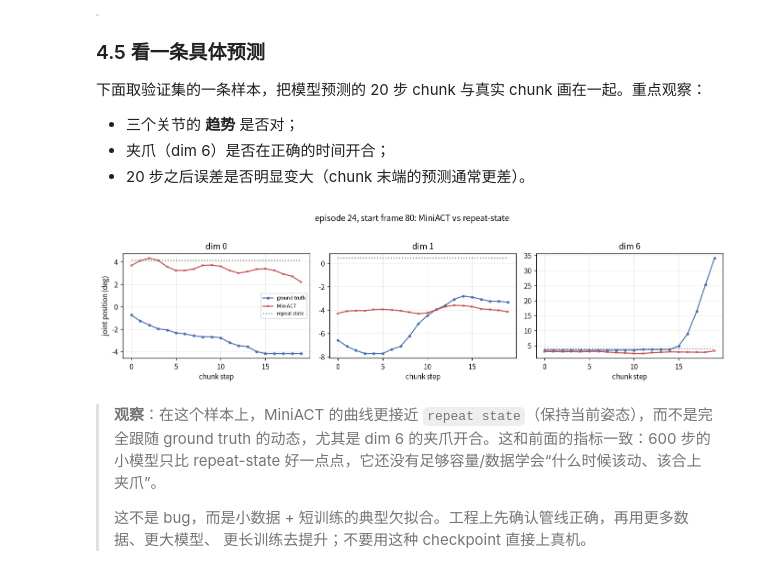
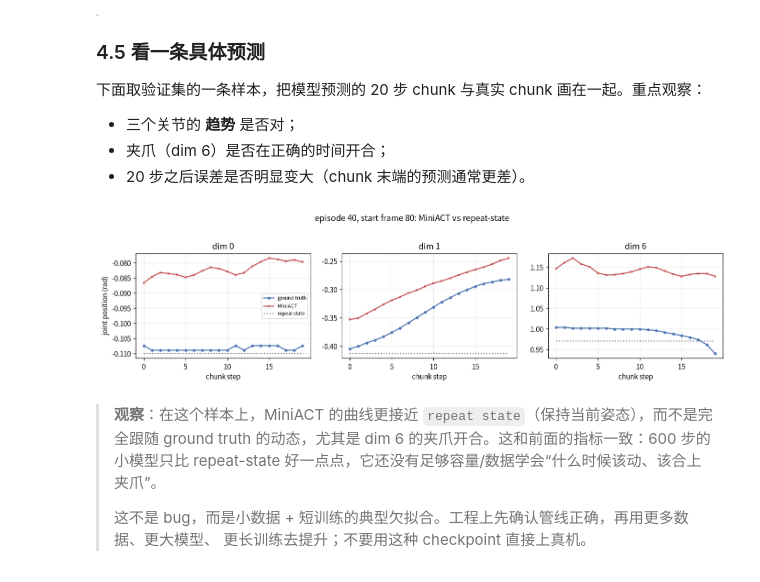
Before and after one commit to khonor/ACTLearning, a Jupyter notebook: notebooks/ACT_tutorial.ipynb, the cells around one changed output. Cells and saved outputs as stored; diff of their text form; code cells hidden in the pictures.

```diff
--- a/notebooks/ACT_tutorial.ipynb
+++ b/notebooks/ACT_tutorial.ipynb
@@ -886,0 +732,34 @@ saved /data/home/yuntao/MyProject/4_ACTLearning/ACTLearning/outputs/mini_act/mod
+# %%
+CACHE_PATH = CACHE_DIR / "mini_top_64.pt"
+IMG = 64
+
+if CACHE_PATH.exists():
+    cache = torch.load(CACHE_PATH, map_location="cpu", weights_only=False)
+    print("loaded cache:", CACHE_PATH.relative_to(REPO_ROOT), f"{CACHE_PATH.stat().st_size / 1024**2:.0f} MB")
+else:
+    cache = {"image_size": IMG, "episodes": {}}
+    t0 = time.time()
+    for row in rows:
+        ep = row["episode_index"]
+        images, states, actions = [], [], []
+        for i in range(row["dataset_from_index"], row["dataset_to_index"]):
+            item_i = ds_full[i]
+            img = F.interpolate(item_i[CAMERA].unsqueeze(0),
+                                size=(IMG, IMG), mode="area")[0]
+            images.append((img * 255).to(torch.uint8))
+            states.append(item_i["observation.state"])
+            actions.append(item_i["action"])
+        cache["episodes"][ep] = {
+            "images": torch.stack(images),
+            "states": torch.stack(states),
+            "actions": torch.stack(actions),
+        }
+        if ep % 10 == 0 or ep == len(rows) - 1:
+            print(f"  ep {ep:2d}  frames={len(images):4d}  elapsed={time.time()-t0:5.1f}s", flush=True)
+    torch.save(cache, CACHE_PATH)
+    print("saved", CACHE_PATH.relative_to(REPO_ROOT), f"{CACHE_PATH.stat().st_size / 1024**2:.0f} MB")
+
+print("episodes:", len(cache["episodes"]), "| image size:", cache["image_size"])
+for ep in [0, 40, 49]:
+    e = cache["episodes"][ep]
+    print(f"  ep {ep}: images {tuple(e['images'].shape)}, states {tuple(e['states'].shape)}, actions {tuple(e['actions'].shape)}")
@@ -928,7 +932,7 @@ names = ["mini ACT", "repeat state", "zero action"]
 vals = [mini_metrics["mini_act"], mini_metrics["repeat_state"], mini_metrics["zero_action"]]
 bars = ax.bar(names, vals, color=["#4C72B0", "#8172B3", "#C44E52"])
 ax.set_ylabel("normalized L1 (lower is better)")
-ax.set_title("held-out episodes 24-29")
+ax.set_title("held-out episodes 40-49")
 for b, v in zip(bars, vals):
     ax.text(b.get_x() + b.get_width()/2, v + .005, f"{v:.3f}", ha="center", fontsize=9)
 ax.grid(axis="y", alpha=.25)
@@ -957,31 +961,31 @@ plt.tight_layout(); plt.show()
 - 20 步之后误差是否明显变大（chunk 末端的预测通常更差）。
 # %%
 @torch.no_grad()
-def plot_prediction(model, ep_id=24, start=80, dims=(0, 1, 6)):
+def plot_prediction(model, ep_id=40, start=80, dims=(0, 1, 6)):
     e = cache["episodes"][ep_id]
     image = e["images"][start].float().unsqueeze(0).to(DEVICE) / 255.0
     state = ((e["states"][start] - state_mean) / state_std).unsqueeze(0).to(DEVICE)
     gt = e["actions"][start:start + CHUNK]          # 原始关节单位
     base = e["states"][start].unsqueeze(0).expand(CHUNK, -1)  # repeat-state baseline
     pred, _, _ = model(image, state)
     pred = pred[0].cpu() * action_std + action_mean  # 反归一化
 
     fig, axes = plt.subplots(1, len(dims), figsize=(4.2 * len(dims), 3.4))
     if len(dims) == 1:
         axes = [axes]
     for ax, d in zip(axes, dims):
         ax.plot(gt[:, d], marker="o", ms=3, label="ground truth", color="#4C72B0")
         ax.plot(pred[:, d], marker="x", ms=3, label="MiniACT", color="#C44E52")
         ax.plot(base[:, d], ls=":", color="#777", label="repeat state")
         ax.set_title(f"dim {d}"); ax.set_xlabel("chunk step"); ax.grid(alpha=.25)
-    axes[0].set_ylabel("joint position (deg)")
+    axes[0].set_ylabel("joint position (rad)")
     axes[0].legend(fontsize=7)
     plt.suptitle(f"episode {ep_id}, start frame {start}: MiniACT vs repeat-state", y=1.02)
     plt.tight_layout(); plt.show()
 
-plot_prediction(model, ep_id=24, start=80, dims=(0, 1, 6))
+plot_prediction(model, ep_id=40, start=80, dims=(0, 1, 6))
 # %% [output]
-[figure, old version]
+[figure, new version]
 # %% [markdown]
 > **观察**：在这个样本上，MiniACT 的曲线更接近 `repeat state`（保持当前姿态），而不是完全跟随
 > ground truth 的动态，尤其是 dim 6 的夹爪开合。这和前面的指标一致：600 步的小模型只比
```
Also changed, not shown: parts of 62 cells of this notebook, 3 other files.
